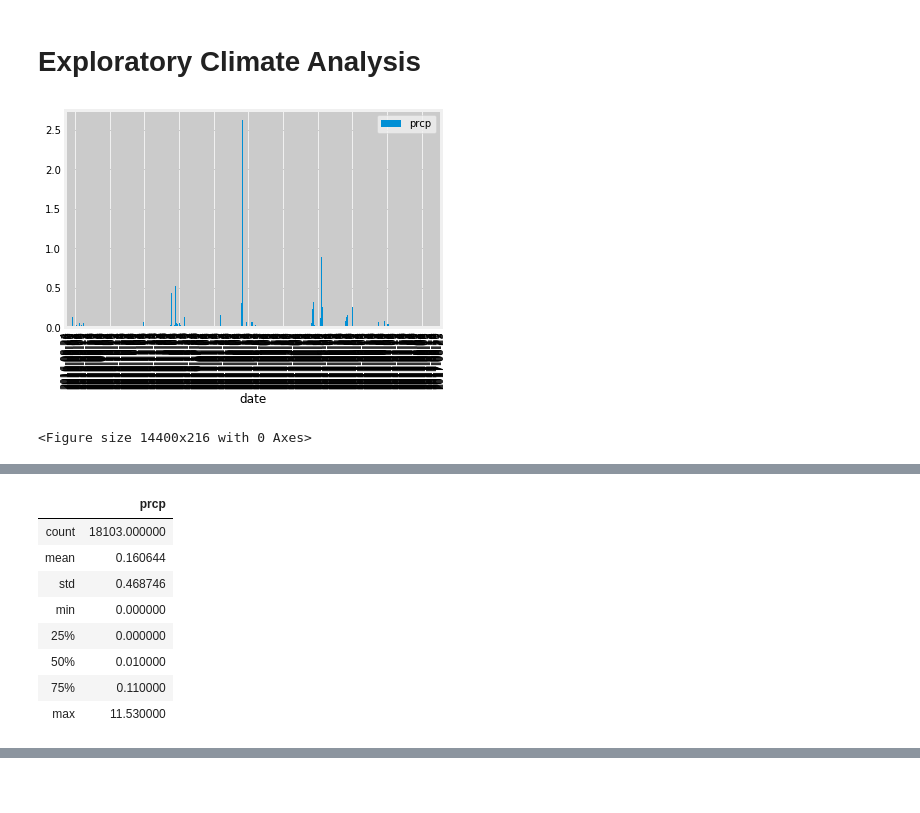
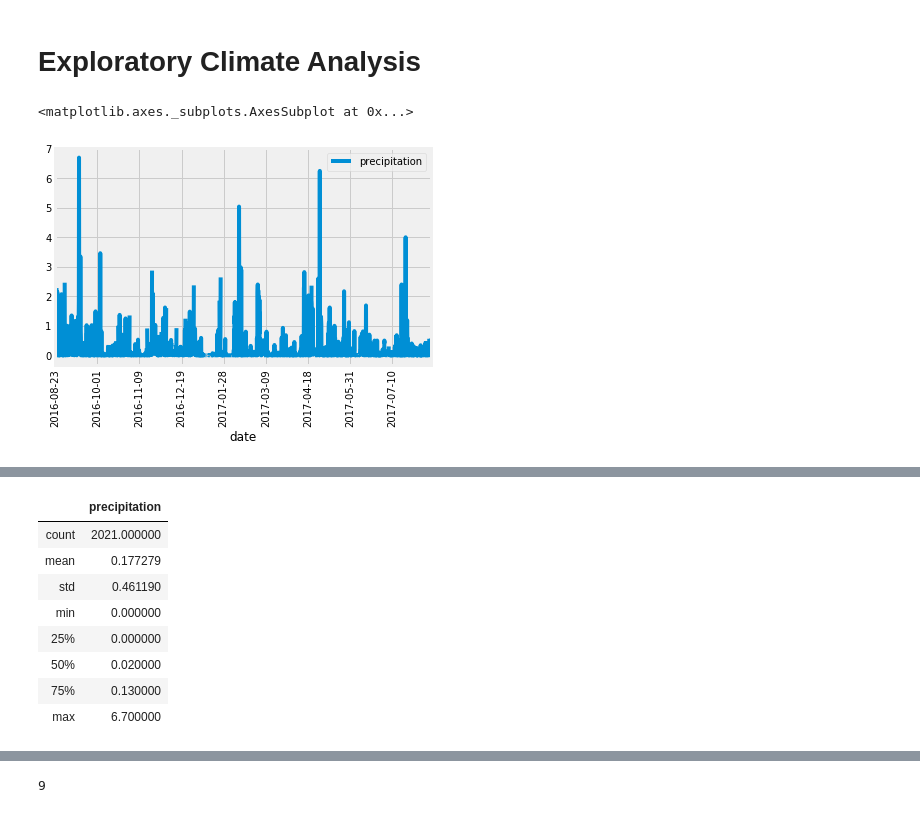
Before and after one commit to davidbjohnston1/sqlalchemy-challenge, a Jupyter notebook: 10-Advanced-Data-Storage-and-Retrieval_Homework_climate_starter (1).ipynb, the cells around one changed output, grey strips where cells are left out. Drawn from its saved outputs; the diff is of its cells as text; code cells hidden in the pictures; blank space fills up the shorter version.

```diff
--- a/10-Advanced-Data-Storage-and-Retrieval_Homework_climate_starter (1).ipynb
+++ b/10-Advanced-Data-Storage-and-Retrieval_Homework_climate_starter (1).ipynb
@@ -40,59 +40,60 @@ session = Session(engine)
 # %%
 # Design a query to retrieve the last 12 months of precipitation data and plot the results
 
-# Calculate the date of the most recent data point in the database
+# Calculate the date 1 year ago from the last data point in the database
 
 Latest_Date = session.query(Measurement.date).order_by(Measurement.date.desc()).first()
 
 # Latest Date = 2017-08-23
-
-# Calculate the date 1 year ago from the last data point in the database
 
 # Date 1 year ago from Latest Date
 
 Year_Ago = dt.date(2017, 8, 23)- dt.timedelta(days=365)
 
 # Perform a query to retrieve the data and precipitation scores
 
-Query_for_last_12_months_precipitation_data = session.query(Measurement.date, Measurement.prcp).group_by(Measurement.date).filter(Measurement.date > Year_Ago).all()
-
+Query_for_last_12_months_precipitation_data = session.query(Measurement.date, Measurement.prcp).filter(Measurement.date >= Year_Ago).all()
 
 # Save the query results as a Pandas DataFrame and set the index to the date column
 
-Preciptation_Data_from_last_12_Months_df = pd.DataFrame(Query_for_last_12_months_precipitation_data)
-Preciptation_Data_from_last_12_Months_df.set_index('date', inplace=True, )
+Preciptation_Data_from_last_12_Months_df = pd.DataFrame(Query_for_last_12_months_precipitation_data, columns = ['date', 'precipitation'])
+Preciptation_Data_from_last_12_Months_df.set_index(Preciptation_Data_from_last_12_Months_df["date"], inplace=True, )
 
 # Sort the dataframe by date
 
-Preciptation_Data_from_last_12_Months_Sorted_df= Preciptation_Data_from_last_12_Months_df.sort_values("date")
+Preciptation_Data_from_last_12_Months_df = Preciptation_Data_from_last_12_Months_df.sort_index()
 
+# Use Pandas Plotting with Matplotlib to plot the data
 
-# # Use Pandas Plotting with Matplotlib to plot the data
-Preciptation_Data_from_last_12_Months_Sorted_df.plot.bar()
-plt.show()
+Preciptation_Data_from_last_12_Months_df.plot(rot=90)
 # %% [output]
+<matplotlib.axes._subplots.AxesSubplot at 0x...>
-[figure, old version]
+[figure, new version]
-<Figure size 14400x216 with 0 Axes>
 # %% [markdown]
 ![precipitation](Images/precipitation.png)
 # %%
-# Use Pandas to calcualte the summary statistics for the precipitation data
+# Use Pandas to calculate the summary statistics for the precipitation data
 
-Preciptation_Date_from_last_12_Months_Sorted_df.describe()
+Preciptation_Data_from_last_12_Months_df.describe()
 # %% [output]
-|  | prcp |
-| count | 18103.000000 |
-| mean | 0.160644 |
-| std | 0.468746 |
+|  | precipitation |
+| count | 2021.000000 |
+| mean | 0.177279 |
+| std | 0.461190 |
 | min | 0.000000 |
 | 25% | 0.000000 |
-| 50% | 0.010000 |
-| 75% | 0.110000 |
-| max | 11.530000 |
+| 50% | 0.020000 |
+| 75% | 0.130000 |
+| max | 6.700000 |
 # %% [markdown]
 ![describe](Images/describe.png)
 # %%
 # Design a query to show how many stations are available in this dataset?
+
+number_of_stations = session.query(Station).group_by(Station.station).count()
+number_of_stations
+# %% [output]
+9
 # %%
 # What are the most active stations? (i.e. what stations have the most rows)?
 # List the stations and the counts in descending order.
```
Also changed, not shown: parts of 13 cells of this notebook.
